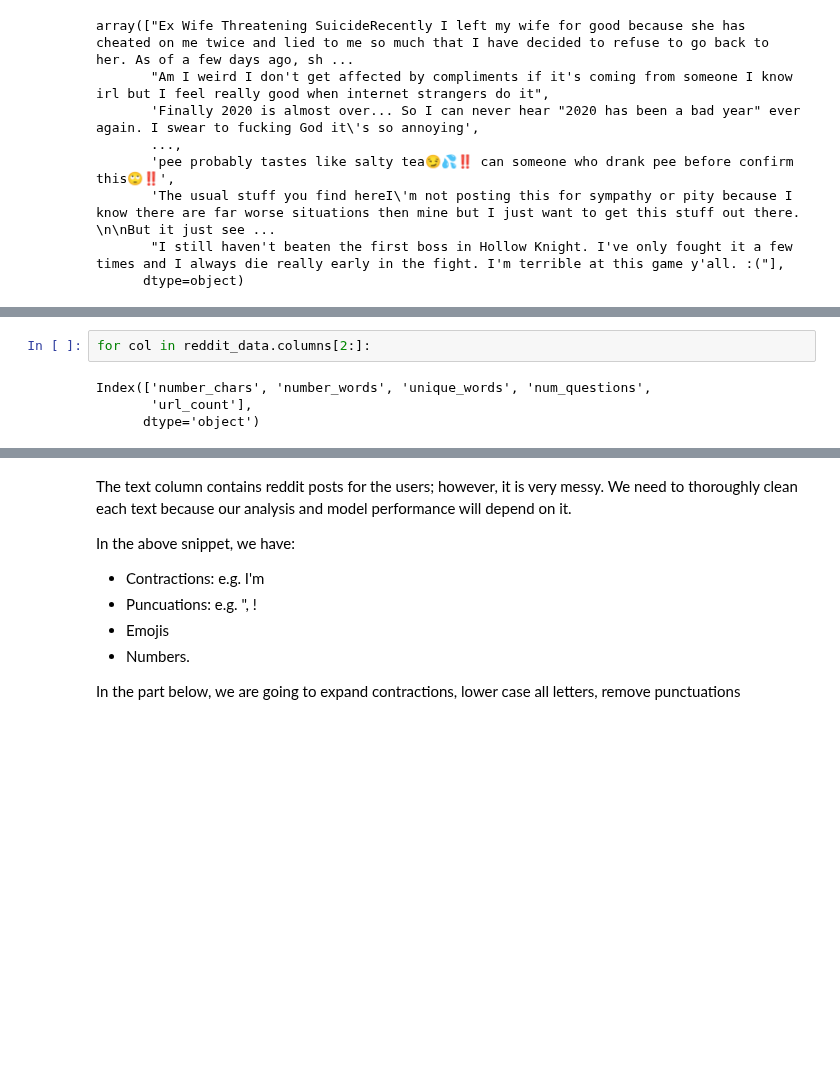
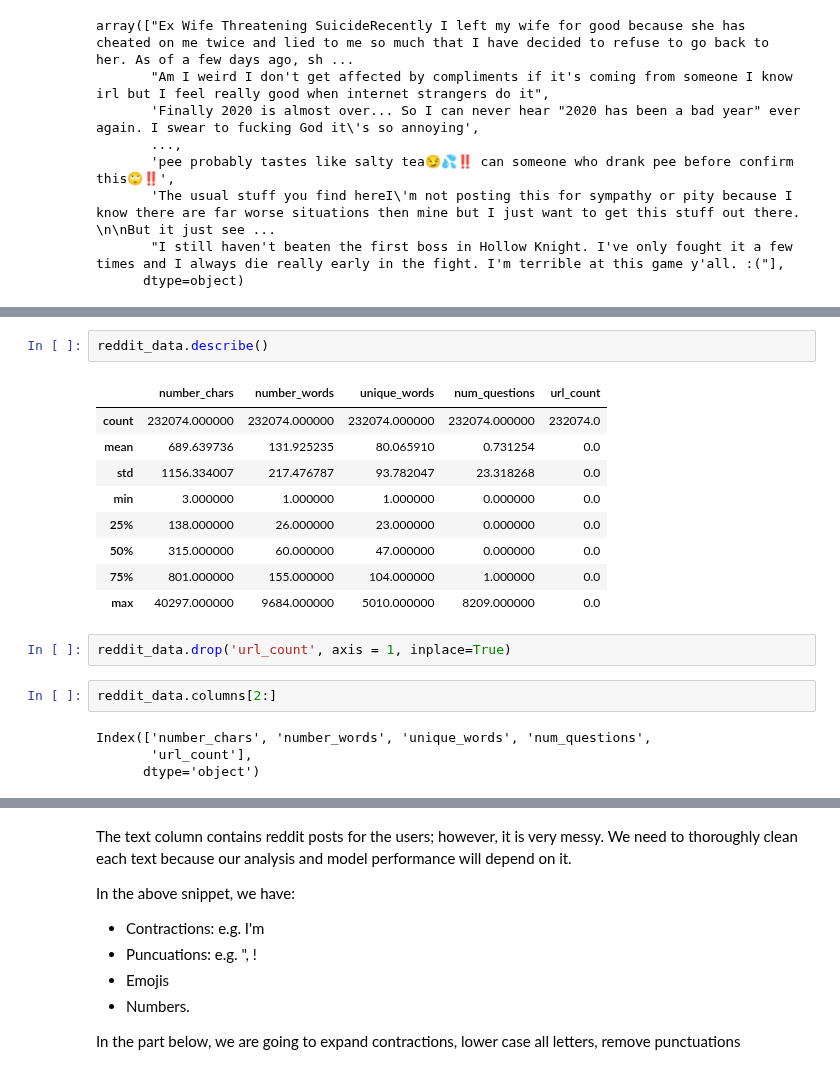
Before and after one commit to eugenebaraka/Predict-Suicidal-Ideation-on-Reddit, a Jupyter notebook: suicide-classification.ipynb, the cells around one changed output, grey strips where cells are left out. Cells and saved outputs as stored; diff of their text form; blank space fills up the shorter version.

```diff
--- a/suicide-classification.ipynb
+++ b/suicide-classification.ipynb
@@ -90,9 +124,23 @@ reddit_data.head()
 | 2 | Finally 2020 is almost over... So... | non-suicide | 129 | 26 | 25 | 0 | 0 |
 | 3 | i need helpjust help me im crying... | suicide | 41 | 9 | 9 | 0 | 0 |
 | 4 | I’m so lostHello, my name is Adam... | suicide | 2426 | 438 | 254 | 3 | 0 |
-# %%
-for col in reddit_data.columns[2:]:
-# %% [output]
-Index(['number_chars', 'number_words', 'unique_words', 'num_questions',
-       'url_count'],
-      dtype='object')
+# %%
+reddit_data.describe()
+# %% [output]
+|  | number_chars | number_words | unique_words | num_questions | url_count |
+| count | 232074.000000 | 232074.000000 | 232074.000000 | 232074.000000 | 232074.0 |
+| mean | 689.639736 | 131.925235 | 80.065910 | 0.731254 | 0.0 |
+| std | 1156.334007 | 217.476787 | 93.782047 | 23.318268 | 0.0 |
+| min | 3.000000 | 1.000000 | 1.000000 | 0.000000 | 0.0 |
+| 25% | 138.000000 | 26.000000 | 23.000000 | 0.000000 | 0.0 |
+| 50% | 315.000000 | 60.000000 | 47.000000 | 0.000000 | 0.0 |
+| 75% | 801.000000 | 155.000000 | 104.000000 | 1.000000 | 0.0 |
+| max | 40297.000000 | 9684.000000 | 5010.000000 | 8209.000000 | 0.0 |
+# %%
+reddit_data.drop('url_count', axis = 1, inplace=True)
+# %%
+reddit_data.columns[2:]
+# %% [output]
+Index(['number_chars', 'number_words', 'unique_words', 'num_questions',
+       'url_count'],
+      dtype='object')
```
Also changed, not shown: parts of 8 cells of this notebook.
